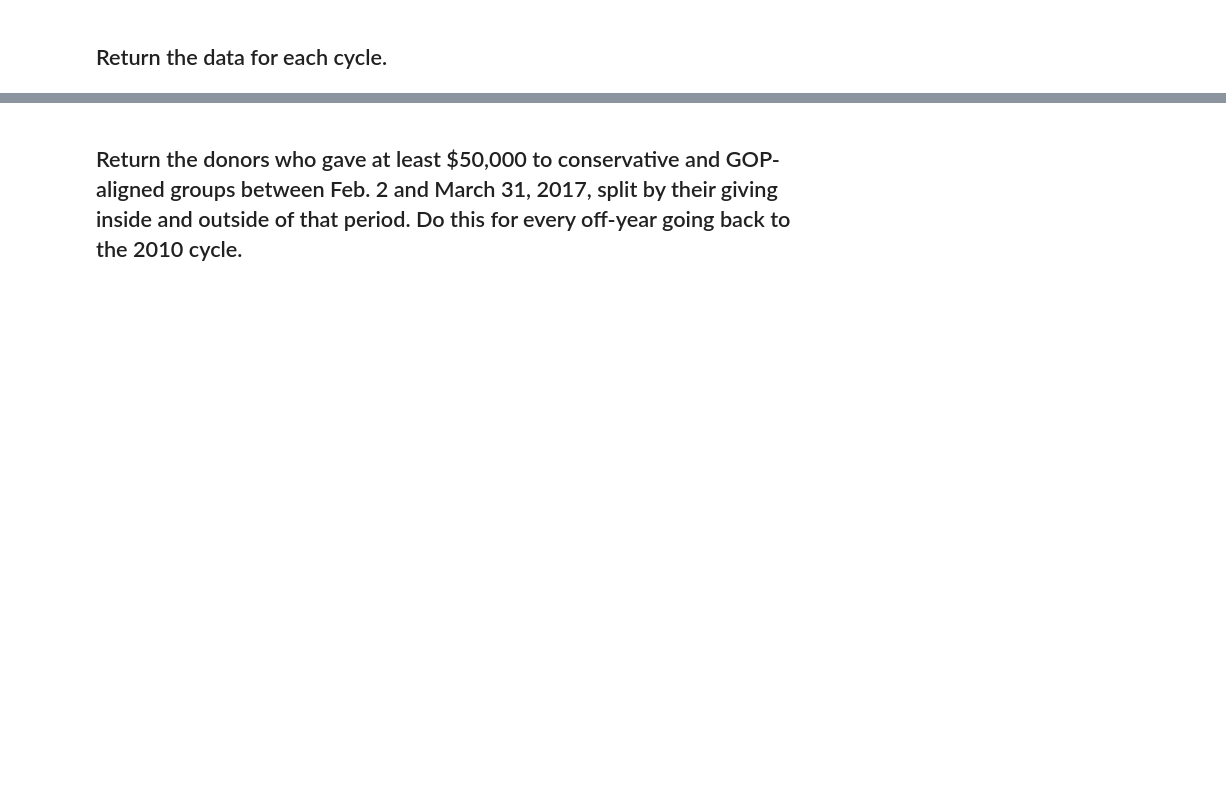
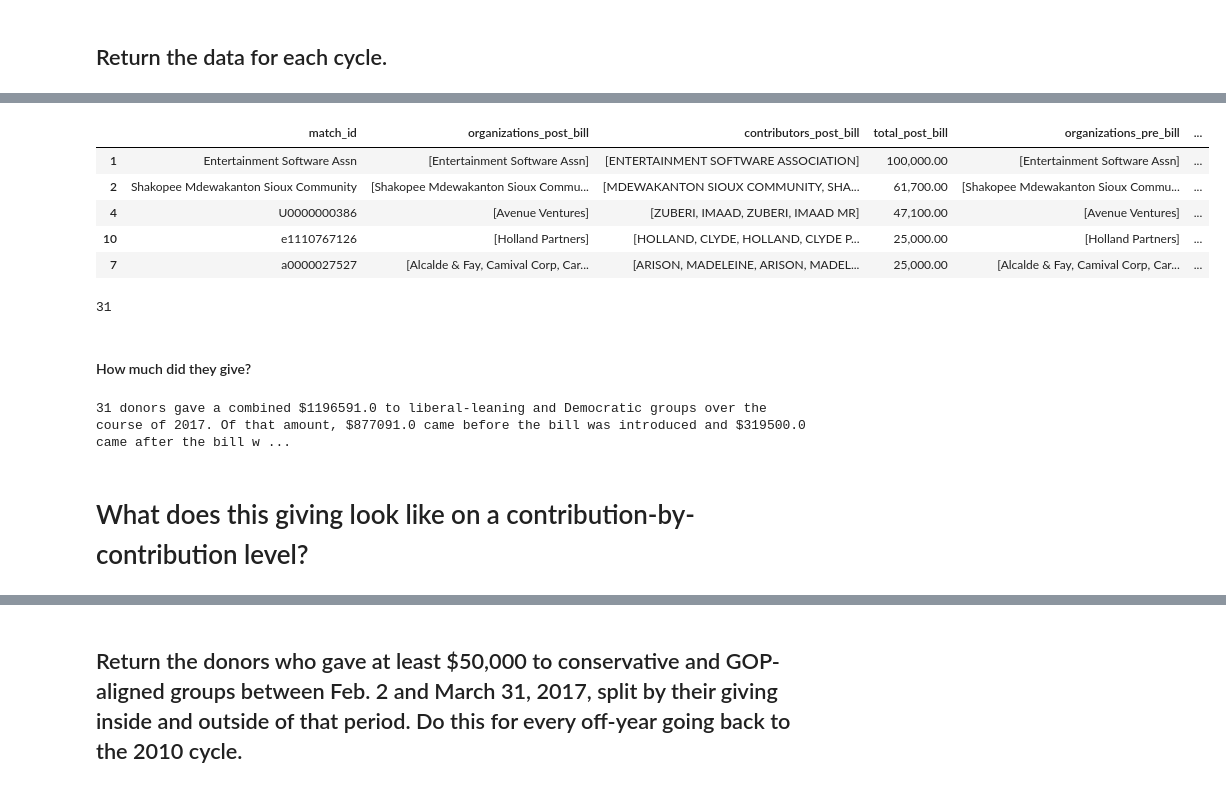
Before and after one commit to PublicI/tax-bill-contribs, a Jupyter notebook: tax-bill-analysis.ipynb, the cells around one changed output, grey strips where cells are left out. Cells and saved outputs as stored; diff of their text form; code cells hidden in the pictures; blank space fills up the shorter version.

Commit message:
Analyze donors' giving to Democrats.

```diff
--- a/tax-bill-analysis.ipynb
+++ b/tax-bill-analysis.ipynb
@@ -721,0 +821,3 @@ pre_bill_contributions_09 = run_contributions_query("pre_bill", "09", "2018", "2
+# %%
+post_bill_democratic_donors_committees_17 = run_democratic_donors_query("post_bill", "17", "2018", "2017-11-02", "2017-12-31", "2018", "2017-11-02", "2017-12-31")
+pre_bill_democratic_donors_committees_17 = run_democratic_donors_query("pre_bill", "17", "2018", "2017-11-02", "2017-12-31", "2018", "2017-01-01", "2017-11-01")
@@ -721,0 +826,8 @@ pre_bill_contributions_09 = run_contributions_query("pre_bill", "09", "2018", "2
+# %%
+post_bill_democratic_donors_17 = post_bill_democratic_donors_committees_17.groupby(["match_id"]).agg({"organizations": max, "contributors": max, "total": sum}).reset_index()
+pre_bill_democratic_donors_17 = pre_bill_democratic_donors_committees_17.groupby(["match_id"]).agg({"organizations": max, "contributors": max, "total": sum}).reset_index()
+# %%
+democratic_donors_17 = post_bill_democratic_donors_17.merge(pre_bill_democratic_donors_17, how="outer", on="match_id", suffixes=["_post_bill", "_pre_bill"])
+democratic_donors_17["total_pre_bill"].fillna(0, inplace=True)
+democratic_donors_17["total_post_bill"].fillna(0, inplace=True)
+democratic_donors_17.info()
@@ -721,0 +847,29 @@ pre_bill_contributions_09 = run_contributions_query("pre_bill", "09", "2018", "2
+# %%
+democratic_donors_17["pct_post_bill"] = democratic_donors_17["total_post_bill"] / (democratic_donors_17["total_pre_bill"] + democratic_donors_17["total_post_bill"])
+democratic_donors_17["pct_pre_bill"] = democratic_donors_17["total_pre_bill"] / (democratic_donors_17["total_pre_bill"] + democratic_donors_17["total_post_bill"])
+democratic_donors_17["change"] = democratic_donors_17["total_post_bill"] - democratic_donors_17["total_pre_bill"]
+democratic_donors_17["pct_change"] = (democratic_donors_17["total_post_bill"] - democratic_donors_17["total_pre_bill"]) / democratic_donors_17["total_pre_bill"].abs()
+democratic_donors_17.sort_values("total_post_bill", ascending=False).head()
+# %% [output]
+|  | match_id | organizations_post_bill | contributors_post_bill | total_post_bill | organizations_pre_bill | ... |
+| 1 | Entertainment Software Assn | [Entertainment Software Assn] | [ENTERTAINMENT SOFTWARE ASSOCIATION] | 100,000.00 | [Entertainment Software Assn] | ... |
+| 2 | Shakopee Mdewakanton Sioux Community | [Shakopee Mdewakanton Sioux Commu... | [MDEWAKANTON SIOUX COMMUNITY, SHA... | 61,700.00 | [Shakopee Mdewakanton Sioux Commu... | ... |
+| 4 | U0000000386 | [Avenue Ventures] | [ZUBERI, IMAAD, ZUBERI, IMAAD MR] | 47,100.00 | [Avenue Ventures] | ... |
+| 10 | e1110767126 | [Holland Partners] | [HOLLAND, CLYDE, HOLLAND, CLYDE P... | 25,000.00 | [Holland Partners] | ... |
+| 7 | a0000027527 | [Alcalde & Fay, Camival Corp, Car... | [ARISON, MADELEINE, ARISON, MADEL... | 25,000.00 | [Alcalde & Fay, Camival Corp, Car... | ... |
+# %%
+democratic_donors_17["match_id"].count()
+# %% [output]
+31
+# %% [markdown]
+#### How much did they give?
+# %%
+print(str(democratic_donors_17["match_id"].count()) + " donors gave a combined $" + str(democratic_donors_17["total_post_bill"].sum() +
+                                                                                        democratic_donors_17["total_pre_bill"].sum()) +
+      " to liberal-leaning and Democratic groups over the course of 2017. Of that amount, $" +
+      str(democratic_donors_17["total_pre_bill"].sum()) + " came before the bill was introduced and $" +
+      str(democratic_donors_17["total_post_bill"].sum()) + " came after the bill was introduced.")
+# %% [output]
+31 donors gave a combined $1196591.0 to liberal-leaning and Democratic groups over the course of 2017. Of that amount, $877091.0 came before the bill was introduced and $319500.0 came after the bill w ...
+# %% [markdown]
+# What does this giving look like on a contribution-by-contribution level?
```
Also changed, not shown: parts of 19 cells of this notebook.
